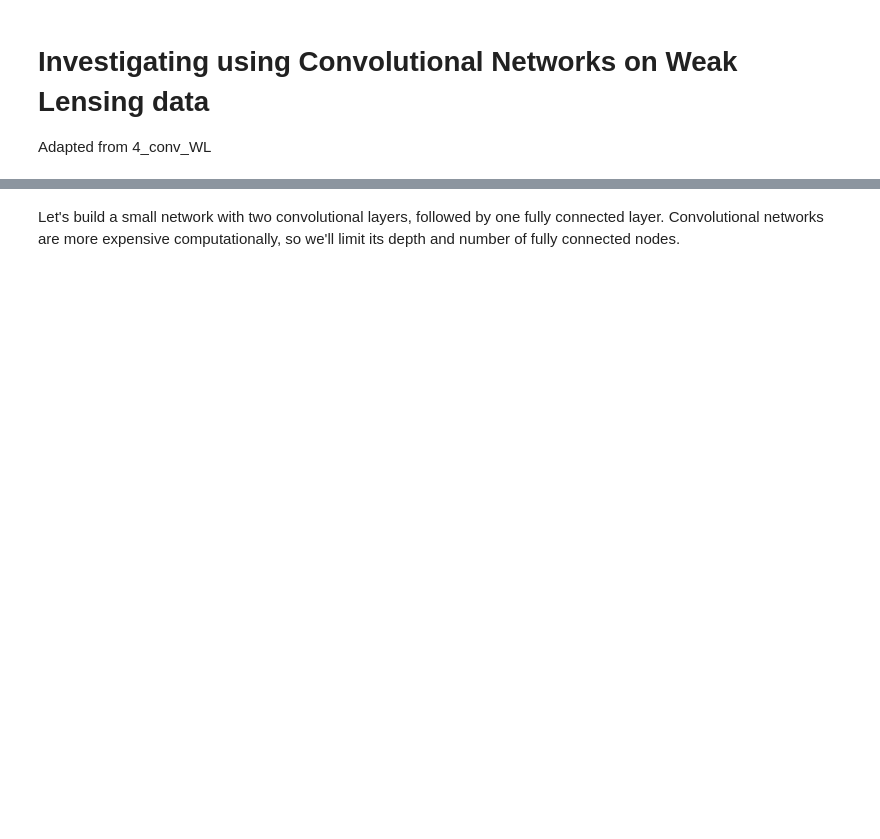
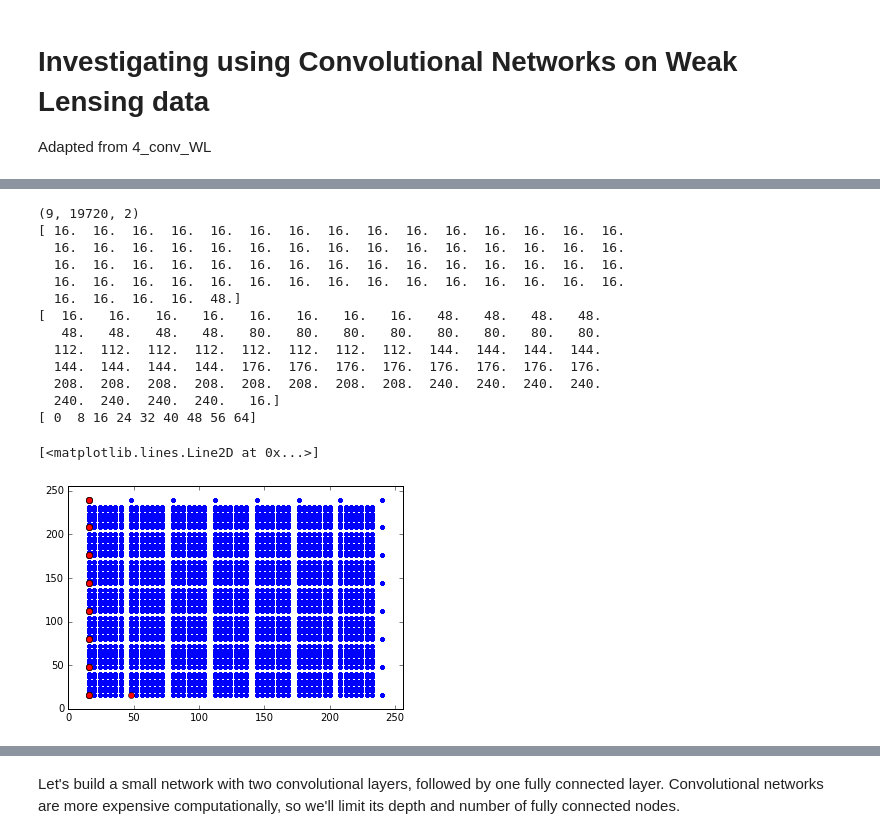
Before and after one commit to jrhastro/astroNN, a Jupyter notebook: conv_WL_devel.ipynb, the cells around one changed output, grey strips where cells are left out. Saved outputs shown, nothing was run; the diff lists cells and outputs as text; code cells hidden in the pictures; blank space fills up the shorter version.

```diff
--- a/conv_WL_devel.ipynb
+++ b/conv_WL_devel.ipynb
@@ -274,3 +328,29 @@ plt.plot(np.reshape(x_centers, 9*19720*2), np.reshape(y_centers, 9*19720*2), '.'
+# %%
+plt.plot(np.reshape(x_centers, 9*19720*2), np.reshape(y_centers, 9*19720*2), '.')
+plt.xlim([0,256])
+plt.ylim([0,256])
+print(x_centers.shape)
+print(x_centers[8,0:65,0])
+print(y_centers[8,0:65,0])
+indx = np.arange(0,65,8)
+print(indx)
+plt.plot(x_centers[8,0:65,0], y_centers[8,0:65,0],'ro')
+# %% [output]
+(9, 19720, 2)
+[ 16.  16.  16.  16.  16.  16.  16.  16.  16.  16.  16.  16.  16.  16.  16.
+  16.  16.  16.  16.  16.  16.  16.  16.  16.  16.  16.  16.  16.  16.  16.
+  16.  16.  16.  16.  16.  16.  16.  16.  16.  16.  16.  16.  16.  16.  16.
+  16.  16.  16.  16.  16.  16.  16.  16.  16.  16.  16.  16.  16.  16.  16.
+  16.  16.  16.  16.  48.]
+[  16.   16.   16.   16.   16.   16.   16.   16.   48.   48.   48.   48.
+   48.   48.   48.   48.   80.   80.   80.   80.   80.   80.   80.   80.
+  112.  112.  112.  112.  112.  112.  112.  112.  144.  144.  144.  144.
+  144.  144.  144.  144.  176.  176.  176.  176.  176.  176.  176.  176.
+  208.  208.  208.  208.  208.  208.  208.  208.  240.  240.  240.  240.
+  240.  240.  240.  240.   16.]
+[ 0  8 16 24 32 40 48 56 64]
+[<matplotlib.lines.Line2D at 0x...>]
+[figure, added]
 # %%
 fig = plt.figure(figsize=(15, 7))
 sub1 = plt.subplot(2, 6, 1)
```
Also changed, not shown: parts of 18 cells of this notebook, 13 other files.
